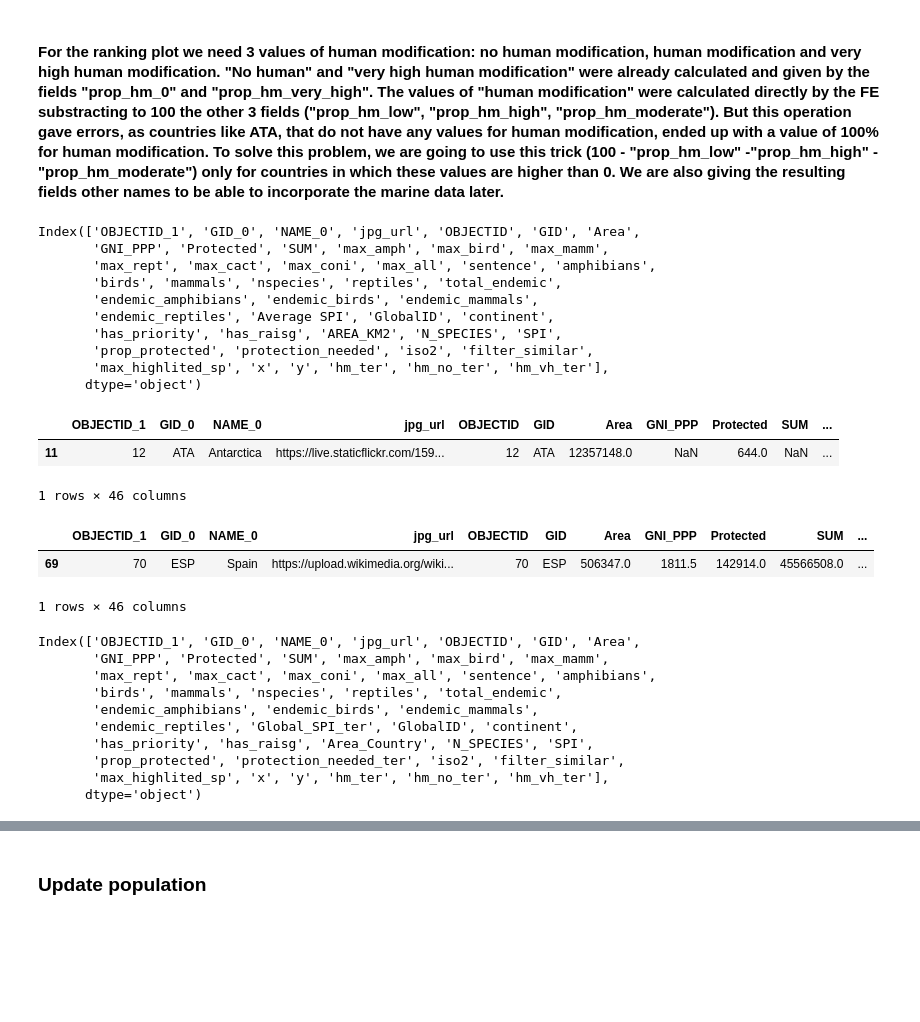
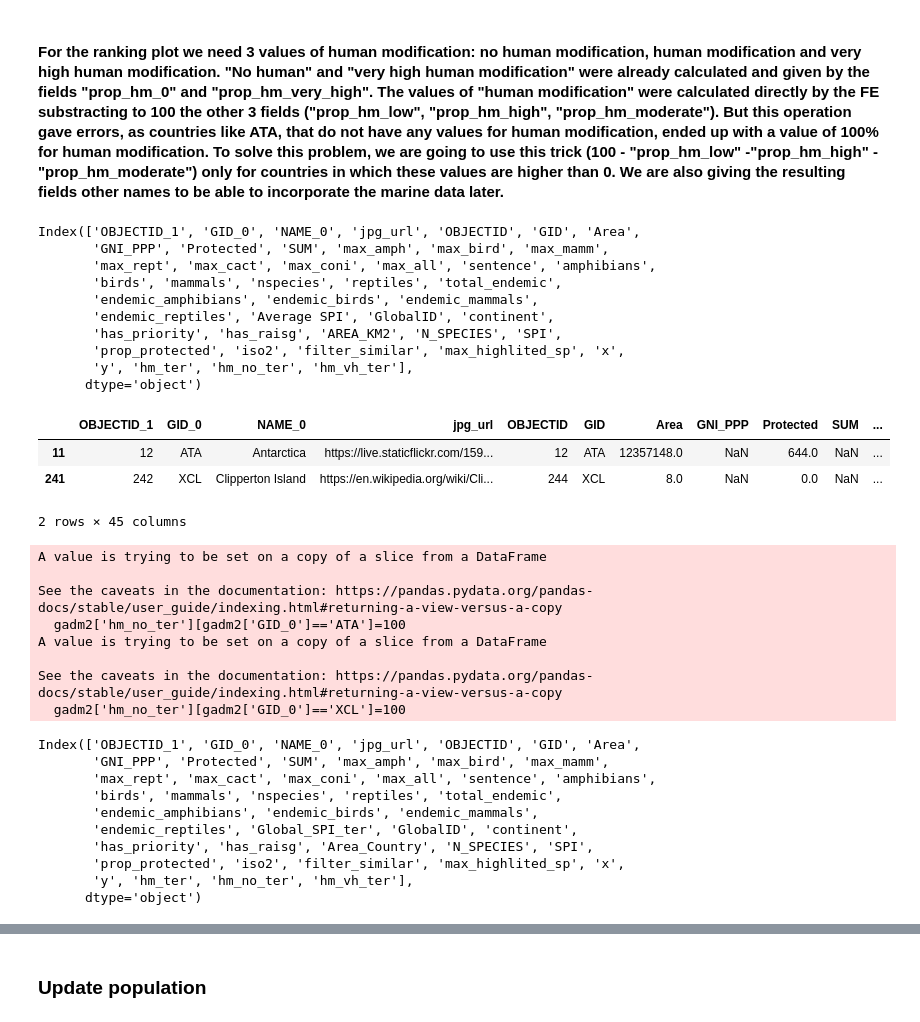
Before and after one commit to Vizzuality/he-scratchfolder, a Jupyter notebook: NRC_Terrestrial.ipynb, the cells around one changed output, grey strips where cells are left out. Drawn from its saved outputs; the diff is of its cells as text; code cells hidden in the pictures; blank space fills up the shorter version.

```diff
--- a/NRC_Terrestrial.ipynb
+++ b/NRC_Terrestrial.ipynb
@@ -120,7 +120,7 @@ gadm2['hm_no_ter']= gadm2['prop_hm_0']
 gadm2['hm_vh_ter']= gadm2['prop_hm_very_high']
 
 # Remove all the old fields related to human modification
-gadm2 = gadm2.drop(columns={'prop_hm_0', 'prop_hm_low', 'prop_hm_moderate', 'prop_hm_high', 'prop_hm_very_high', 'HM_0', 'HM_low', 'HM_moderate', 'HM_high','HM_very_high', 'COUNT'})
+gadm2 = gadm2.drop(columns={'protection_needed','prop_hm_0', 'prop_hm_low', 'prop_hm_moderate', 'prop_hm_high', 'prop_hm_very_high', 'HM_0', 'HM_low', 'HM_moderate', 'HM_high','HM_very_high', 'COUNT'})
 gadm2.columns
 # %% [output]
 Index(['OBJECTID_1', 'GID_0', 'NAME_0', 'jpg_url', 'OBJECTID', 'GID', 'Area',
@@ -130,24 +130,31 @@ Index(['OBJECTID_1', 'GID_0', 'NAME_0', 'jpg_url', 'OBJECTID', 'GID', 'Area',
        'endemic_amphibians', 'endemic_birds', 'endemic_mammals',
        'endemic_reptiles', 'Average SPI', 'GlobalID', 'continent',
        'has_priority', 'has_raisg', 'AREA_KM2', 'N_SPECIES', 'SPI',
-       'prop_protected', 'protection_needed', 'iso2', 'filter_similar',
-       'max_highlited_sp', 'x', 'y', 'hm_ter', 'hm_no_ter', 'hm_vh_ter'],
+       'prop_protected', 'iso2', 'filter_similar', 'max_highlited_sp', 'x',
+       'y', 'hm_ter', 'hm_no_ter', 'hm_vh_ter'],
       dtype='object')
-# %%
-gadm2[gadm2['GID_0']=='ATA']
-# %% [output]
-|  | OBJECTID_1 | GID_0 | NAME_0 | jpg_url | OBJECTID | GID | Area | GNI_PPP | Protected | SUM | ... |
-| 11 | 12 | ATA | Antarctica | https://live.staticflickr.com/159... | 12 | ATA | 12357148.0 | NaN | 644.0 | NaN | ... |
-1 rows × 46 columns
-# %%
-gadm2[gadm2['GID_0']=='ESP']
-# %% [output]
-|  | OBJECTID_1 | GID_0 | NAME_0 | jpg_url | OBJECTID | GID | Area | GNI_PPP | Protected | SUM | ... |
-| 69 | 70 | ESP | Spain | https://upload.wikimedia.org/wiki... | 70 | ESP | 506347.0 | 1811.5 | 142914.0 | 45566508.0 | ... |
-1 rows × 46 columns
+# %%
+gadm2[(gadm2['hm_ter']==0) & (gadm2['hm_no_ter']==0) & (gadm2['hm_vh_ter']==0)]
+# %% [output]
+|  | OBJECTID_1 | GID_0 | NAME_0 | jpg_url | OBJECTID | GID | Area | GNI_PPP | Protected | SUM | ... |
+| 11 | 12 | ATA | Antarctica | https://live.staticflickr.com/159... | 12 | ATA | 12357148.0 | NaN | 644.0 | NaN | ... |
+| 241 | 242 | XCL | Clipperton Island | https://en.wikipedia.org/wiki/Cli... | 244 | XCL | 8.0 | NaN | 0.0 | NaN | ... |
+2 rows × 45 columns
+# %%
+gadm2['hm_no_ter'][gadm2['GID_0']=='ATA']=100
+gadm2['hm_no_ter'][gadm2['GID_0']=='XCL']=100
+# %% [output]
+A value is trying to be set on a copy of a slice from a DataFrame
+
+See the caveats in the documentation: https://pandas.pydata.org/pandas-docs/stable/user_guide/indexing.html#returning-a-view-versus-a-copy
+  gadm2['hm_no_ter'][gadm2['GID_0']=='ATA']=100
+A value is trying to be set on a copy of a slice from a DataFrame
+
+See the caveats in the documentation: https://pandas.pydata.org/pandas-docs/stable/user_guide/indexing.html#returning-a-view-versus-a-copy
+  gadm2['hm_no_ter'][gadm2['GID_0']=='XCL']=100
 # %%
 # Change name of AREA_KM2 to Area_Country (in marine we'll have Area_EEZ)the protection needed to add the "ter" sufix, and Average SPI to Global_SPI_ter
-gadm2 = gadm2.rename(columns = {'AREA_KM2':'Area_Country', 'protection_needed':'protection_needed_ter', 'Average SPI':'Global_SPI_ter'})
+gadm2 = gadm2.rename(columns = {'AREA_KM2':'Area_Country','Average SPI':'Global_SPI_ter'})
 gadm2.columns
 # %% [output]
 Index(['OBJECTID_1', 'GID_0', 'NAME_0', 'jpg_url', 'OBJECTID', 'GID', 'Area',
@@ -157,8 +164,8 @@ Index(['OBJECTID_1', 'GID_0', 'NAME_0', 'jpg_url', 'OBJECTID', 'GID', 'Area',
        'endemic_amphibians', 'endemic_birds', 'endemic_mammals',
        'endemic_reptiles', 'Global_SPI_ter', 'GlobalID', 'continent',
        'has_priority', 'has_raisg', 'Area_Country', 'N_SPECIES', 'SPI',
-       'prop_protected', 'protection_needed_ter', 'iso2', 'filter_similar',
-       'max_highlited_sp', 'x', 'y', 'hm_ter', 'hm_no_ter', 'hm_vh_ter'],
+       'prop_protected', 'iso2', 'filter_similar', 'max_highlited_sp', 'x',
+       'y', 'hm_ter', 'hm_no_ter', 'hm_vh_ter'],
       dtype='object')
 # %%
 # Remove columns that won't be needed or that would be updated using the new data for terrestrial species
```
Also changed, not shown: parts of 18 cells of this notebook, 3 other files.
